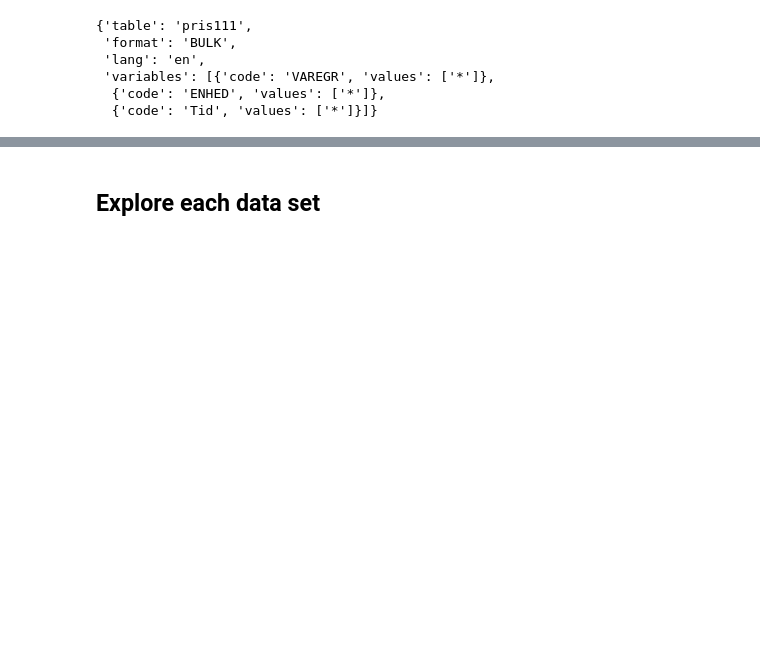
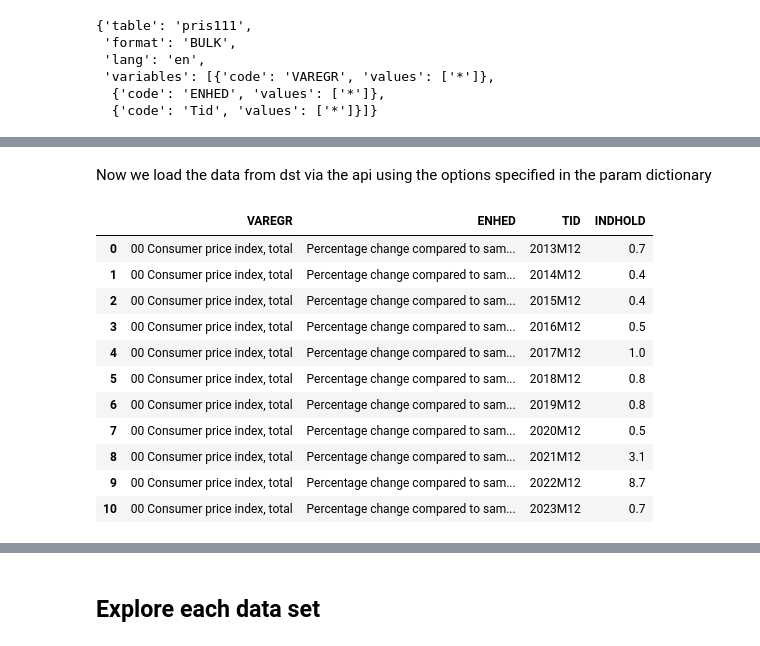
Before and after one commit to NumEconCopenhagen/projects-2024-sulaiman-phil-og-rabiah, a Jupyter notebook: dataproject/dataproject.ipynb, the cells around one changed output, grey strips where cells are left out. Saved outputs shown, nothing was run; the diff lists cells and outputs as text; code cells hidden in the pictures; blank space fills up the shorter version.

```diff
--- a/dataproject/dataproject.ipynb
+++ b/dataproject/dataproject.ipynb
@@ -298,0 +327,18 @@ params
+# %% [markdown]
+Now we load the data from dst via the api using the options specified in the param dictionary
+# %%
+inc_api = ind.get_data(params=params)
+inc_api.head(11)
+# %% [output]
+|  | VAREGR | ENHED | TID | INDHOLD |
+| 0 | 00 Consumer price index, total | Percentage change compared to sam... | 2013M12 | 0.7 |
+| 1 | 00 Consumer price index, total | Percentage change compared to sam... | 2014M12 | 0.4 |
+| 2 | 00 Consumer price index, total | Percentage change compared to sam... | 2015M12 | 0.4 |
+| 3 | 00 Consumer price index, total | Percentage change compared to sam... | 2016M12 | 0.5 |
+| 4 | 00 Consumer price index, total | Percentage change compared to sam... | 2017M12 | 1.0 |
+| 5 | 00 Consumer price index, total | Percentage change compared to sam... | 2018M12 | 0.8 |
+| 6 | 00 Consumer price index, total | Percentage change compared to sam... | 2019M12 | 0.8 |
+| 7 | 00 Consumer price index, total | Percentage change compared to sam... | 2020M12 | 0.5 |
+| 8 | 00 Consumer price index, total | Percentage change compared to sam... | 2021M12 | 3.1 |
+| 9 | 00 Consumer price index, total | Percentage change compared to sam... | 2022M12 | 8.7 |
+| 10 | 00 Consumer price index, total | Percentage change compared to sam... | 2023M12 | 0.7 |
```
Also changed, not shown: parts of 8 cells of this notebook.
